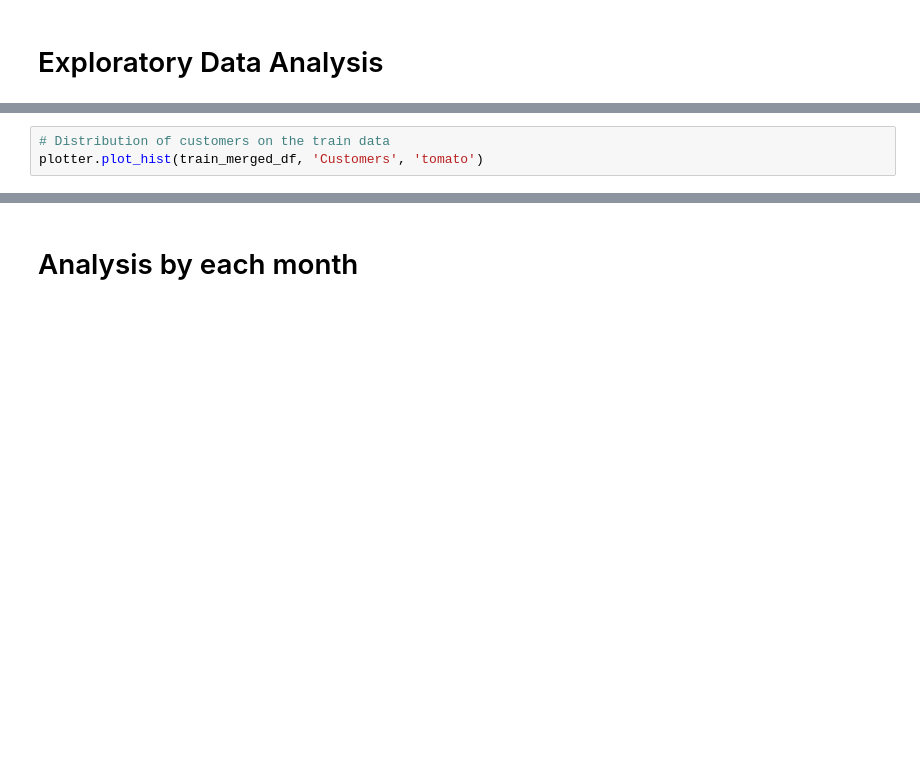
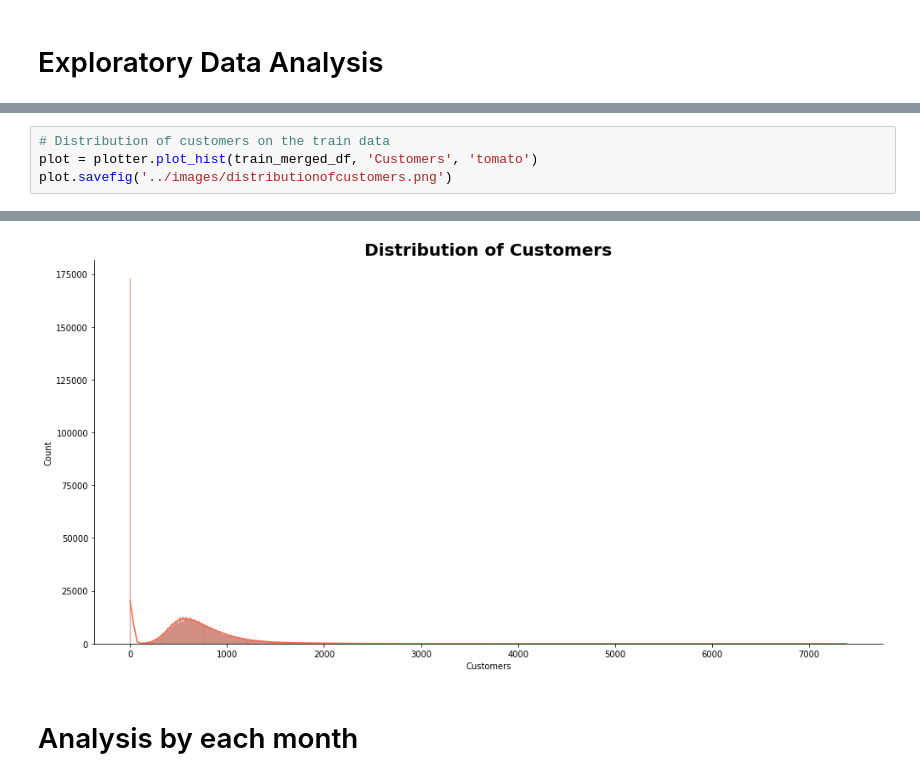
Before and after one commit to tesfayealex/Pharmaceutical-Sales-prediction, a Jupyter notebook: notebooks/EDA.ipynb, the cells around one changed output, grey strips where cells are left out. Drawn from its saved outputs; the diff is of its cells as text; blank space fills up the shorter version.

```diff
--- a/notebooks/EDA.ipynb
+++ b/notebooks/EDA.ipynb
@@ -475,5 +475,6 @@ plot.savefig('../images/distributionofsales.png')
 [figure]
 # %%
 # Distribution of customers on the train data
-plotter.plot_hist(train_merged_df, 'Customers', 'tomato')
+plot = plotter.plot_hist(train_merged_df, 'Customers', 'tomato')
+plot.savefig('../images/distributionofcustomers.png')
 # %% [output]
@@ -481,3 +482,4 @@ NameError: name 'error' is not defined
+[figure, added]
 # %% [markdown]
 # Analysis by each month
 # %%
```
Also changed, not shown: parts of 48 cells of this notebook, 29 other files.
